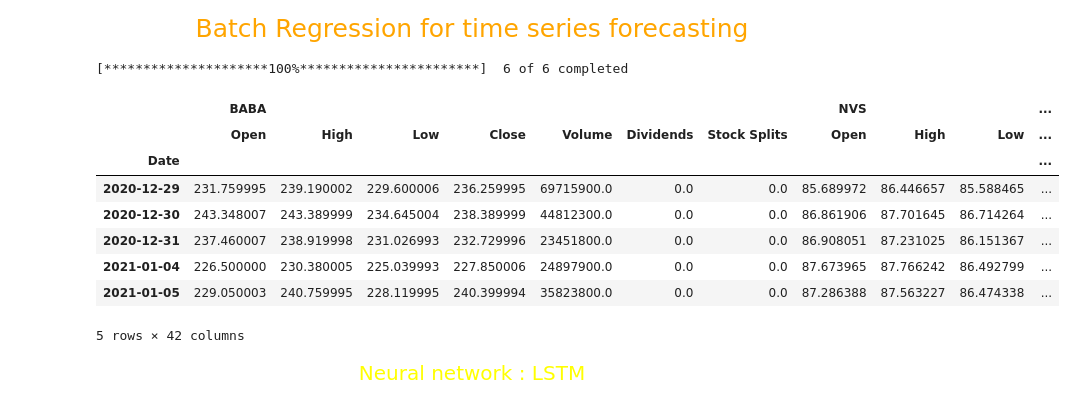
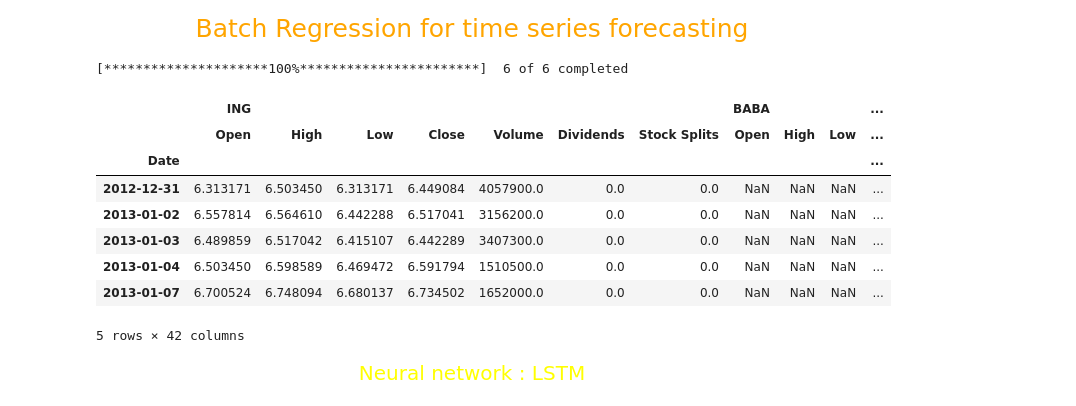
Before and after one commit to Ohm-T/Trading-Data-Project, a Jupyter notebook: First_approach.ipynb, the cells around one changed output. Drawn from its saved outputs; the diff is of its cells as text; code cells hidden in the pictures.

```diff
--- a/First_approach.ipynb
+++ b/First_approach.ipynb
@@ -154,18 +152,18 @@ df_bnp_pa
 # %%
 list_tickers=['goog','aapl','baba','bnp.pa','ing', 'nvs']
 tickers = yf.Tickers(list_tickers)
-df = tickers.download(period='2y', group_by='ticker')
+df = tickers.download(period='10y', group_by='ticker')
 df.head()
 # %% [output]
 [*********************100%***********************]  6 of 6 completed
-|  | BABA |  |  |  |  |  |  | NVS |  |  | ... |
+|  | ING |  |  |  |  |  |  | BABA |  |  | ... |
 |  | Open | High | Low | Close | Volume | Dividends | Stock Splits | Open | High | Low | ... |
 | Date |  |  |  |  |  |  |  |  |  |  | ... |
-| 2020-12-29 | 231.759995 | 239.190002 | 229.600006 | 236.259995 | 69715900.0 | 0.0 | 0.0 | 85.689972 | 86.446657 | 85.588465 | ... |
-| 2020-12-30 | 243.348007 | 243.389999 | 234.645004 | 238.389999 | 44812300.0 | 0.0 | 0.0 | 86.861906 | 87.701645 | 86.714264 | ... |
-| 2020-12-31 | 237.460007 | 238.919998 | 231.026993 | 232.729996 | 23451800.0 | 0.0 | 0.0 | 86.908051 | 87.231025 | 86.151367 | ... |
-| 2021-01-04 | 226.500000 | 230.380005 | 225.039993 | 227.850006 | 24897900.0 | 0.0 | 0.0 | 87.673965 | 87.766242 | 86.492799 | ... |
-| 2021-01-05 | 229.050003 | 240.759995 | 228.119995 | 240.399994 | 35823800.0 | 0.0 | 0.0 | 87.286388 | 87.563227 | 86.474338 | ... |
+| 2012-12-31 | 6.313171 | 6.503450 | 6.313171 | 6.449084 | 4057900.0 | 0.0 | 0.0 | NaN | NaN | NaN | ... |
+| 2013-01-02 | 6.557814 | 6.564610 | 6.442288 | 6.517041 | 3156200.0 | 0.0 | 0.0 | NaN | NaN | NaN | ... |
+| 2013-01-03 | 6.489859 | 6.517042 | 6.415107 | 6.442289 | 3407300.0 | 0.0 | 0.0 | NaN | NaN | NaN | ... |
+| 2013-01-04 | 6.503450 | 6.598589 | 6.469472 | 6.591794 | 1510500.0 | 0.0 | 0.0 | NaN | NaN | NaN | ... |
+| 2013-01-07 | 6.700524 | 6.748094 | 6.680137 | 6.734502 | 1652000.0 | 0.0 | 0.0 | NaN | NaN | NaN | ... |
 5 rows × 42 columns
 # %% [markdown]
 <p style='color:yellow; text-align:center; text-transform:uppercase; font-size:20px'>Neural network : LSTM</p>
```
Also changed, not shown: parts of 9 cells of this notebook.
